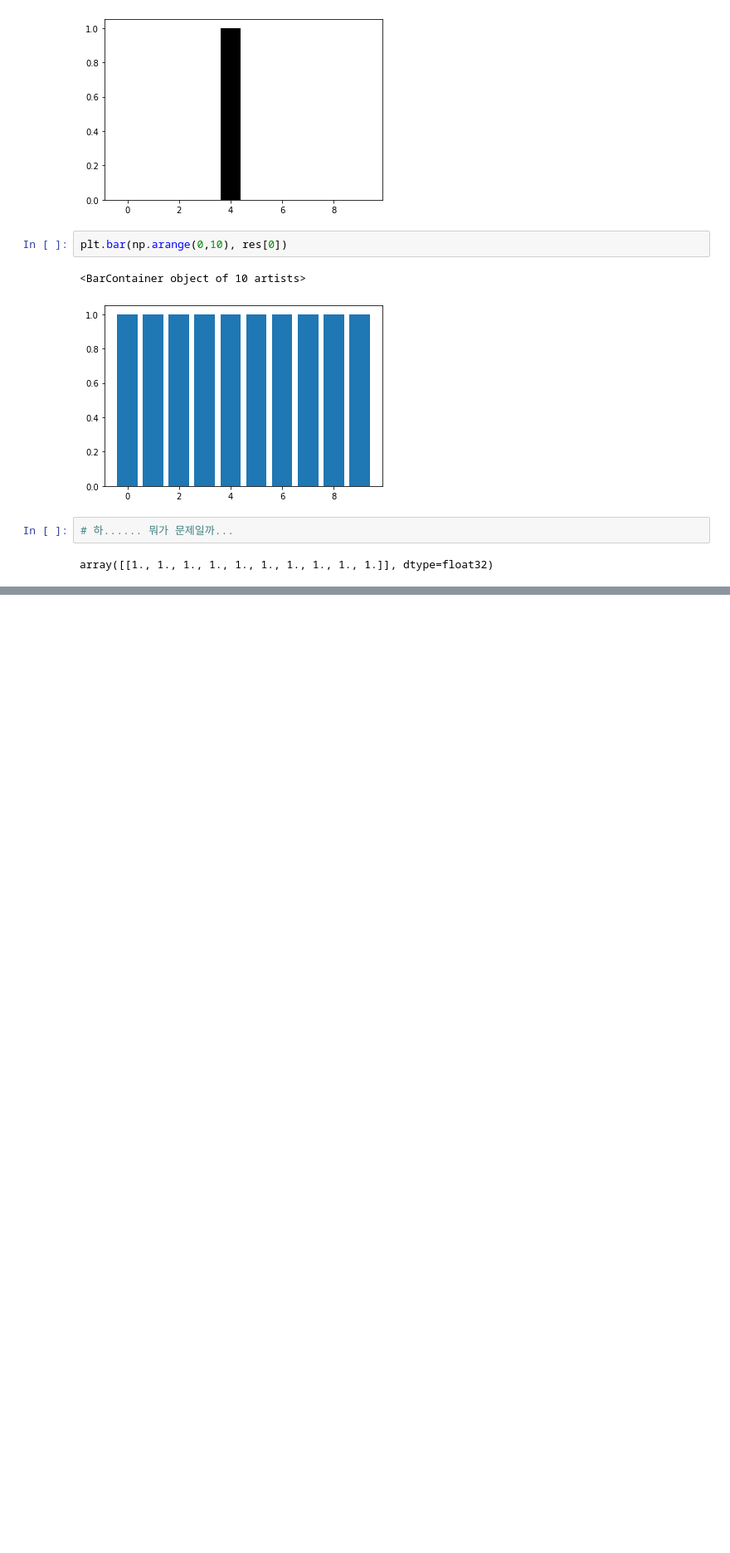
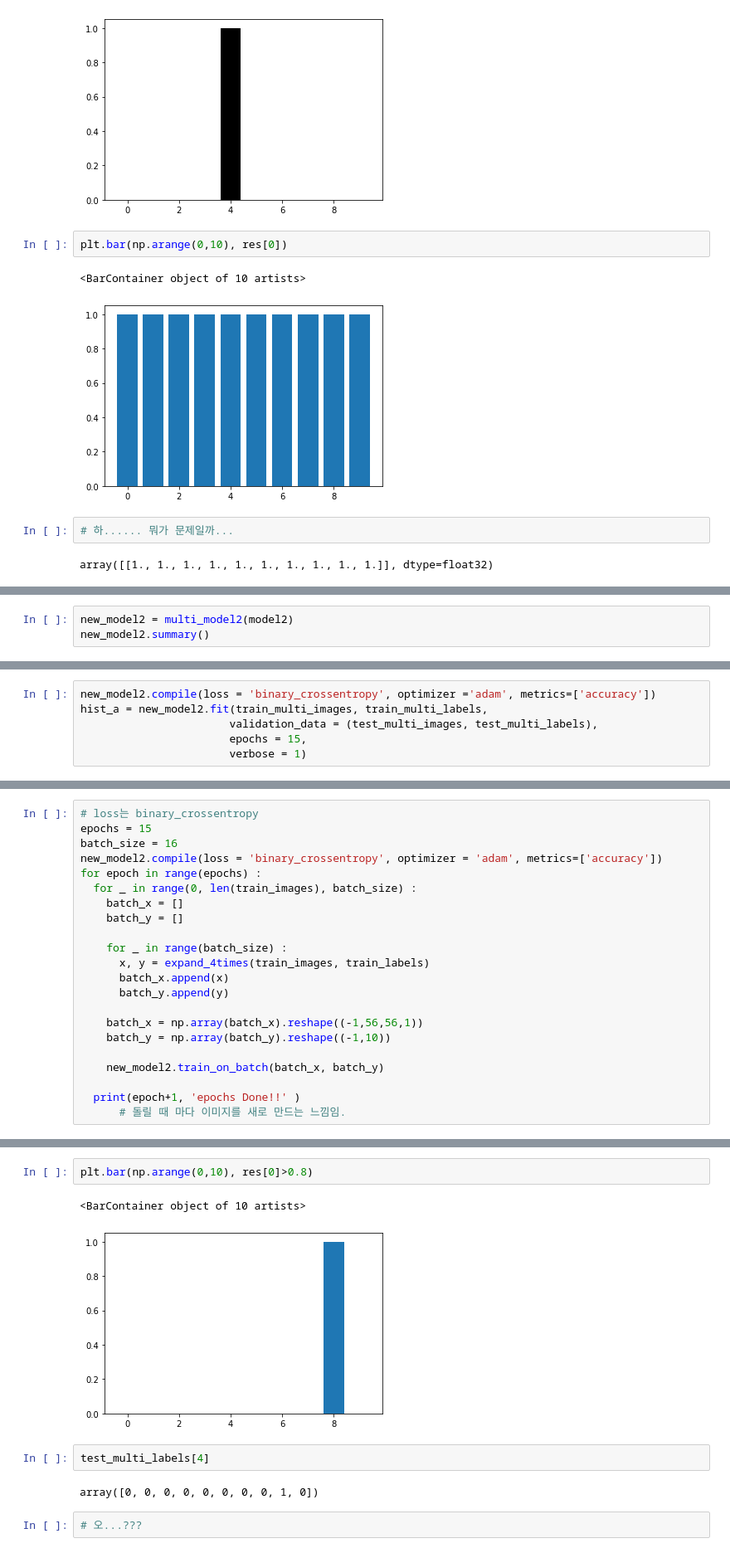
Before and after one commit to Vaycold/Vaycold, a Jupyter notebook: Python_DL/여러 의상 사진에서 옷 종류 구분하기~2차모델링.ipynb, the cells around one changed output, grey strips where cells are left out. Shown at 83% size. Saved outputs shown, nothing was run; the diff lists cells and outputs as text; blank space fills up the shorter version.

```diff
--- a/Python_DL/여러 의상 사진에서 옷 종류 구분하기~2차모델링.ipynb
+++ b/Python_DL/여러 의상 사진에서 옷 종류 구분하기~2차모델링.ipynb
@@ -774,0 +781,3 @@ array([[1., 1., 1., 1., 1., 1., 1., 1., 1., 1.]], dtype=float32)
+# %%
+new_model2 = multi_model2(model2)
+new_model2.summary()
@@ -774,0 +802,6 @@ array([[1., 1., 1., 1., 1., 1., 1., 1., 1., 1.]], dtype=float32)
+# %%
+new_model2.compile(loss = 'binary_crossentropy', optimizer ='adam', metrics=['accuracy'])
+hist_a = new_model2.fit(train_multi_images, train_multi_labels,
+                       validation_data = (test_multi_images, test_multi_labels),
+                       epochs = 15,
+                       verbose = 1)
@@ -774,0 +826,22 @@ array([[1., 1., 1., 1., 1., 1., 1., 1., 1., 1.]], dtype=float32)
+# %%
+# loss는 binary_crossentropy
+epochs = 15
+batch_size = 16
+new_model2.compile(loss = 'binary_crossentropy', optimizer = 'adam', metrics=['accuracy'])
+for epoch in range(epochs) :
+  for _ in range(0, len(train_images), batch_size) :
+    batch_x = []
+    batch_y = []
+
+    for _ in range(batch_size) :
+      x, y = expand_4times(train_images, train_labels)
+      batch_x.append(x)
+      batch_y.append(y)
+
+    batch_x = np.array(batch_x).reshape((-1,56,56,1))
+    batch_y = np.array(batch_y).reshape((-1,10))
+
+    new_model2.train_on_batch(batch_x, batch_y)
+
+  print(epoch+1, 'epochs Done!!' )
+      # 돌릴 때 마다 이미지를 새로 만드는 느낌임.
@@ -774,0 +881,11 @@ array([[1., 1., 1., 1., 1., 1., 1., 1., 1., 1.]], dtype=float32)
+# %%
+plt.bar(np.arange(0,10), res[0]>0.8)
+# %% [output]
+<BarContainer object of 10 artists>
+[figure, added]
+# %%
+test_multi_labels[4]
+# %% [output]
+array([0, 0, 0, 0, 0, 0, 0, 0, 1, 0])
+# %%
+# 오...???
```
Also changed, not shown: parts of 13 cells of this notebook.
